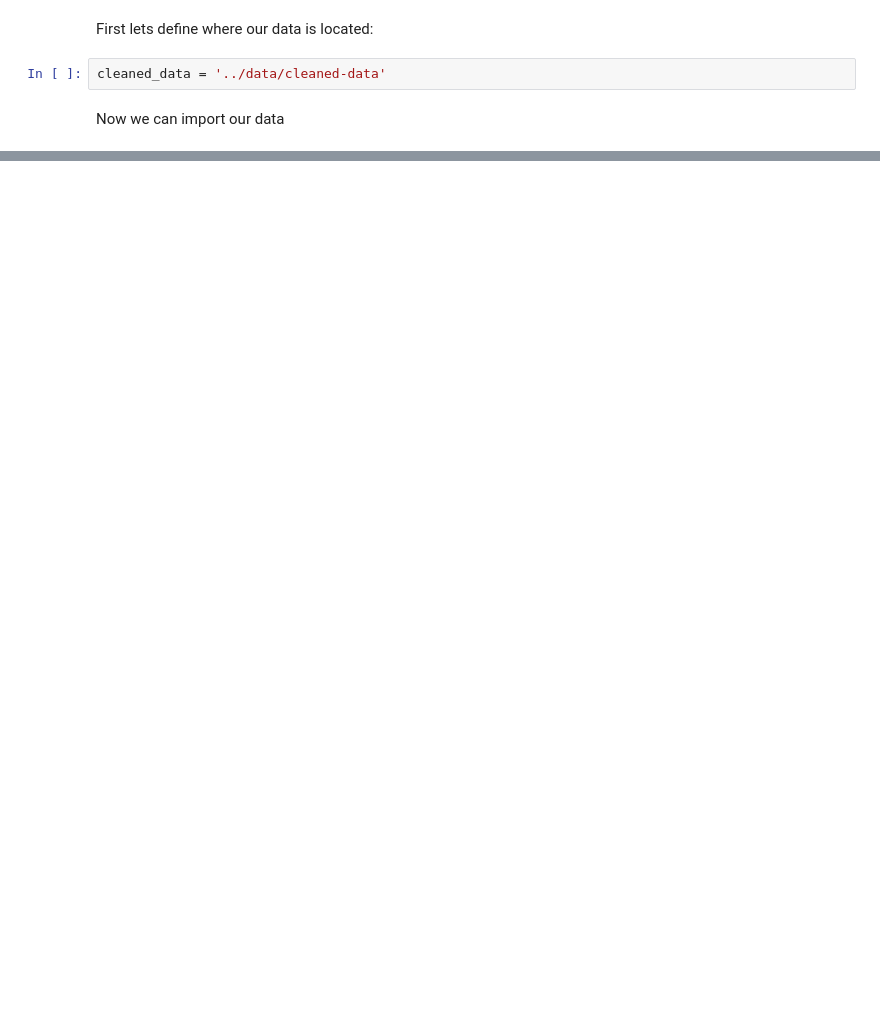
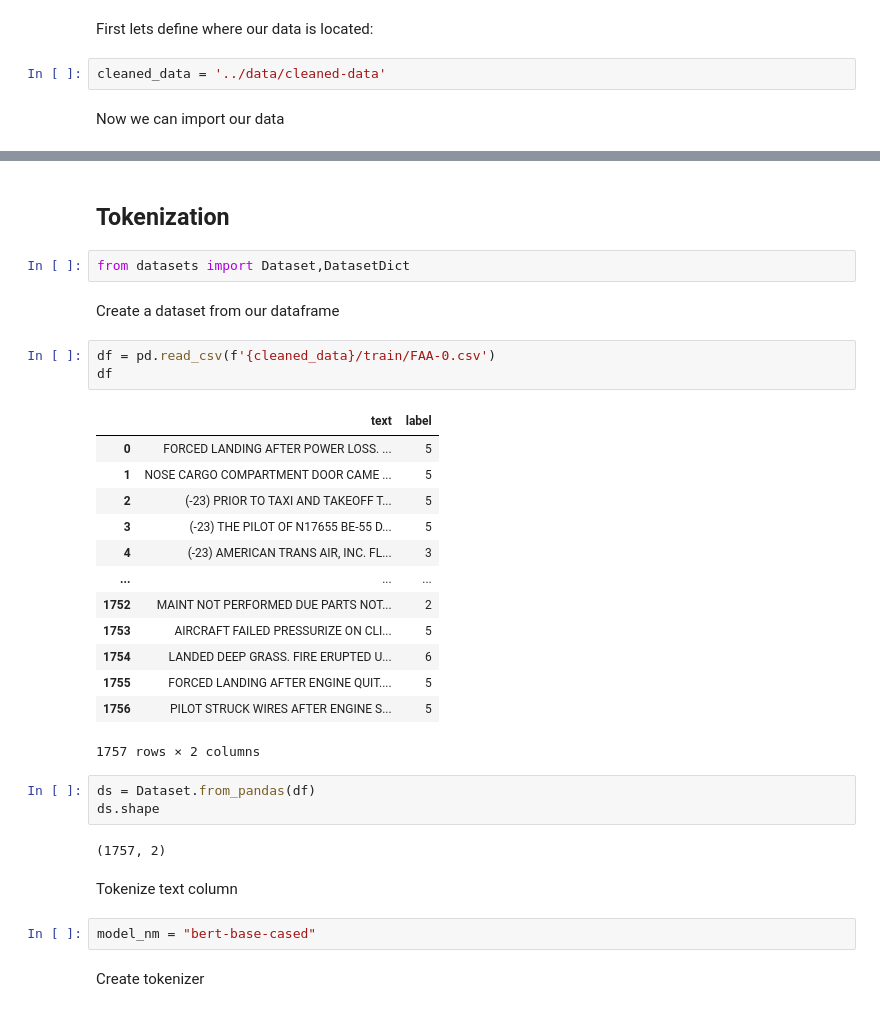
Before and after one commit to nd-crane/nbdev-framework-example, a Jupyter notebook: nbs/03_Training_Model.ipynb, the cells around one changed output, grey strips where cells are left out. Drawn from its saved outputs; the diff is of its cells as text; blank space fills up the shorter version.

```diff
--- a/nbs/03_Training_Model.ipynb
+++ b/nbs/03_Training_Model.ipynb
@@ -39,0 +137,34 @@ data.head()
+# %% [markdown]
+## Tokenization
+# %%
+from datasets import Dataset,DatasetDict
+# %% [markdown]
+Create a dataset from our dataframe
+# %%
+df = pd.read_csv(f'{cleaned_data}/train/FAA-0.csv')
+df
+# %% [output]
+|  | text | label |
+| 0 | FORCED LANDING AFTER POWER LOSS. ... | 5 |
+| 1 | NOSE CARGO COMPARTMENT DOOR CAME ... | 5 |
+| 2 | (-23) PRIOR TO TAXI AND TAKEOFF T... | 5 |
+| 3 | (-23) THE PILOT OF N17655 BE-55 D... | 5 |
+| 4 | (-23) AMERICAN TRANS AIR, INC. FL... | 3 |
+| ... | ... | ... |
+| 1752 | MAINT NOT PERFORMED DUE PARTS NOT... | 2 |
+| 1753 | AIRCRAFT FAILED PRESSURIZE ON CLI... | 5 |
+| 1754 | LANDED DEEP GRASS. FIRE ERUPTED U... | 6 |
+| 1755 | FORCED LANDING AFTER ENGINE QUIT.... | 5 |
+| 1756 | PILOT STRUCK WIRES AFTER ENGINE S... | 5 |
+1757 rows × 2 columns
+# %%
+ds = Dataset.from_pandas(df)
+ds.shape
+# %% [output]
+(1757, 2)
+# %% [markdown]
+Tokenize text column
+# %%
+model_nm = "bert-base-cased"
+# %% [markdown]
+Create tokenizer
```
Also changed, not shown: parts of 45 cells of this notebook, 4 other files.
